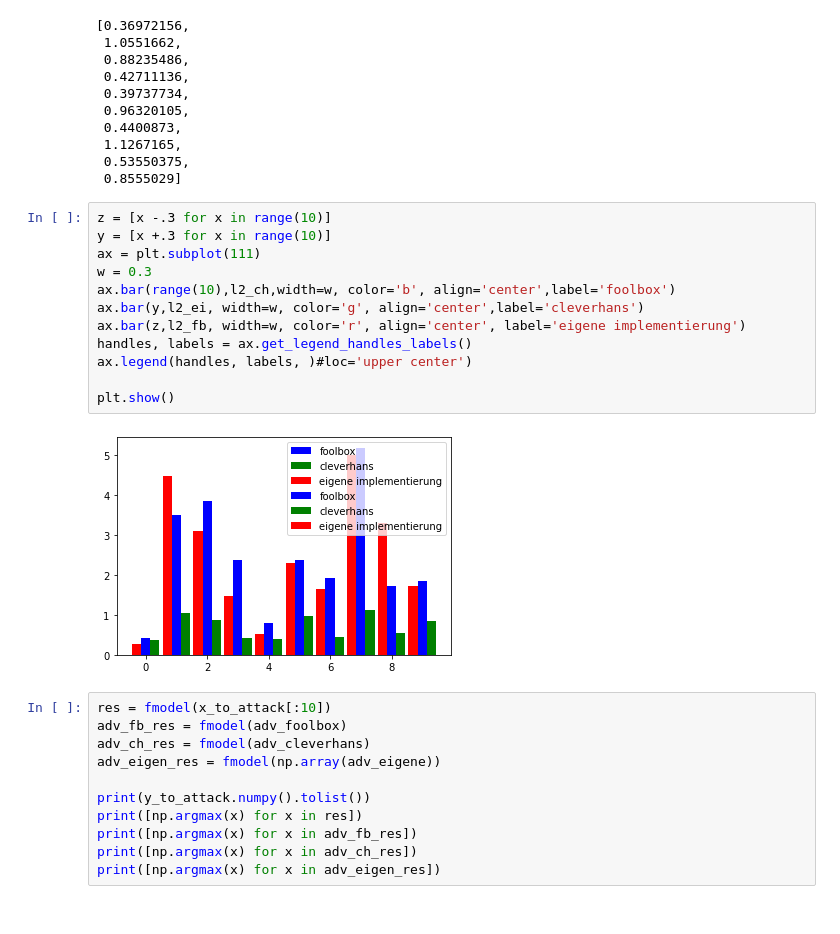
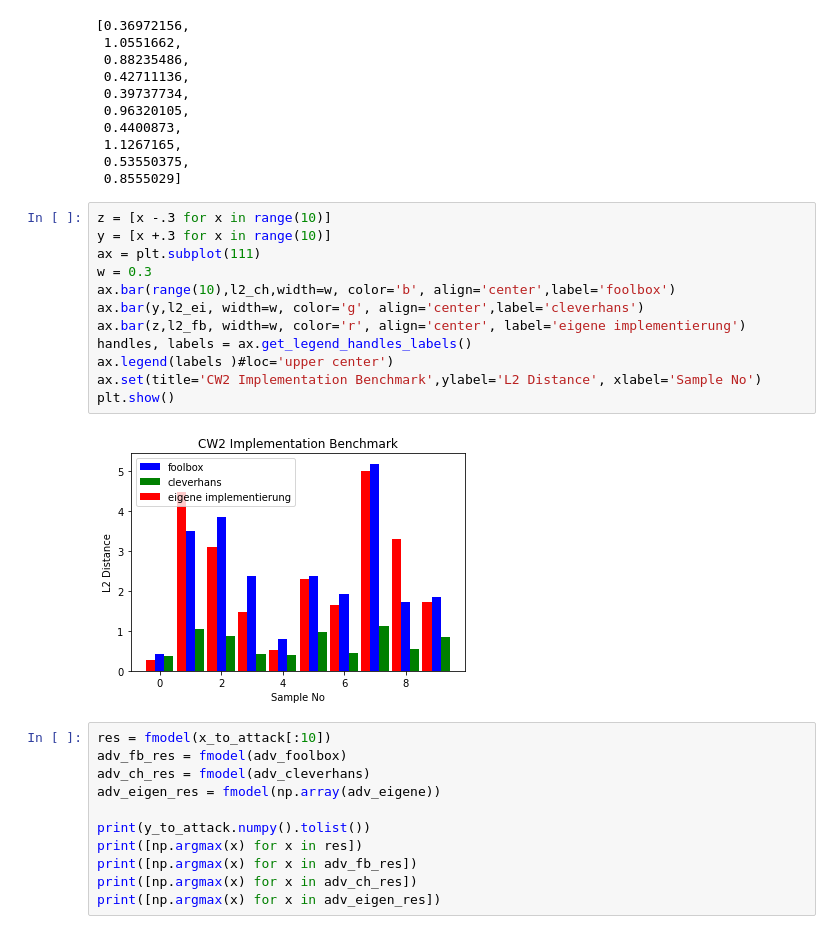
Before and after one commit to FlorianMerkle/network-pruning-and-robustness, a Jupyter notebook: Adversarial/Benchmark.ipynb, the cells around one changed output. Drawn from its saved outputs; the diff is of its cells as text.

Commit message:
benchmarking

```diff
--- a/Adversarial/Benchmark.ipynb
+++ b/Adversarial/Benchmark.ipynb
@@ -103,17 +103,17 @@ l2_ei
 # %%
 z = [x -.3 for x in range(10)]
 y = [x +.3 for x in range(10)]
 ax = plt.subplot(111)
 w = 0.3
 ax.bar(range(10),l2_ch,width=w, color='b', align='center',label='foolbox')
 ax.bar(y,l2_ei, width=w, color='g', align='center',label='cleverhans')
 ax.bar(z,l2_fb, width=w, color='r', align='center', label='eigene implementierung')
 handles, labels = ax.get_legend_handles_labels()
-ax.legend(handles, labels, )#loc='upper center')
-
+ax.legend(labels )#loc='upper center')
+ax.set(title='CW2 Implementation Benchmark',ylabel='L2 Distance', xlabel='Sample No')
 plt.show()
 # %% [output]
-[figure, old version]
+[figure, new version]
 # %%
 res = fmodel(x_to_attack[:10])
 adv_fb_res = fmodel(adv_foolbox)
```
Also changed, not shown: 1 other file.
